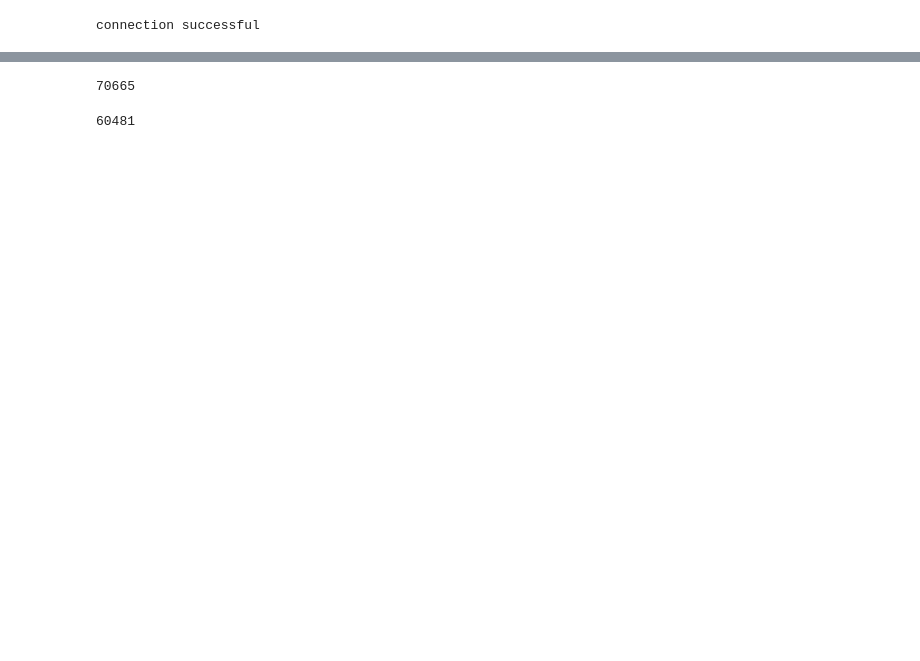
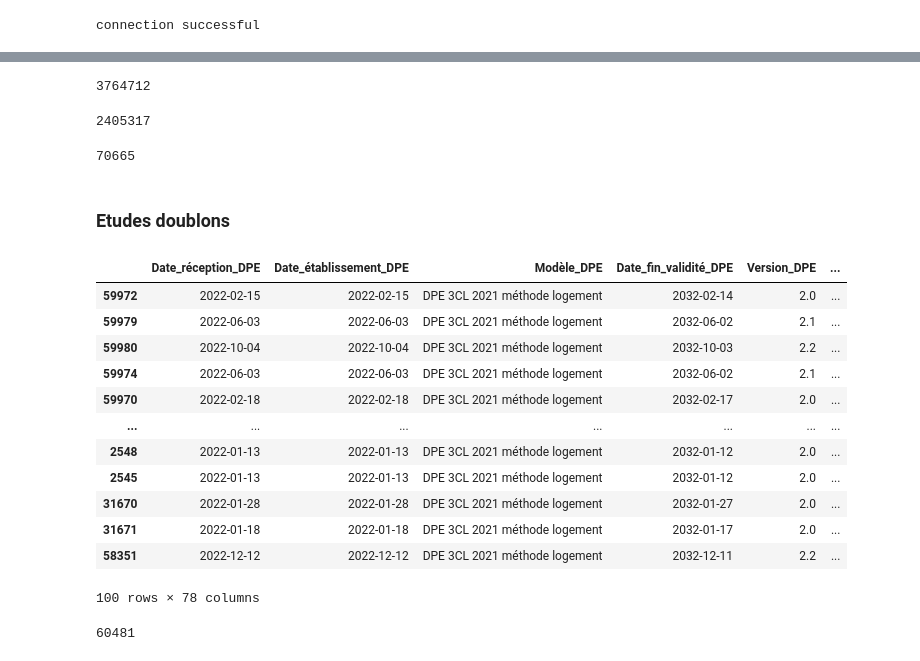
Before and after one commit to isaurepillet/STATAPP, a Jupyter notebook: matching.ipynb, the cells around one changed output, grey strips where cells are left out. Cells and saved outputs as stored; diff of their text form; code cells hidden in the pictures; blank space fills up the shorter version.

Commit message:
études doublons

```diff
--- a/matching.ipynb
+++ b/matching.ipynb
@@ -150,9 +168,45 @@ Traitement du département : 13
 # %%
 test2.to_csv("testfinal.csv", index=False)
+# %%
+print(len(vf))
+# %% [output]
+3764712
+# %%
+print(len(df))
+# %% [output]
+2405317
 # %%
 print(len(test2))
 # %% [output]
 70665
+# %% [markdown]
+### Etudes doublons
+# %%
+df_final = pd.read_csv("testfinal.csv")
+
+# Identifier les doublons (conservés malgré le drop dans le script précédent ?)
+doublons = df_final[df_final.duplicated(
+    subset=['Adresse_Normalisee', 'Surface_habitable_logement', 'Valeur fonciere'],
+    keep=False
+)]
+# %%
+from IPython.display import display
+
+display(doublons.sort_values(by='Adresse_Normalisee').head(100))
+# %% [output]
+|  | Date_réception_DPE | Date_établissement_DPE | Modèle_DPE | Date_fin_validité_DPE | Version_DPE | ... |
+| 59972 | 2022-02-15 | 2022-02-15 | DPE 3CL 2021 méthode logement | 2032-02-14 | 2.0 | ... |
+| 59979 | 2022-06-03 | 2022-06-03 | DPE 3CL 2021 méthode logement | 2032-06-02 | 2.1 | ... |
+| 59980 | 2022-10-04 | 2022-10-04 | DPE 3CL 2021 méthode logement | 2032-10-03 | 2.2 | ... |
+| 59974 | 2022-06-03 | 2022-06-03 | DPE 3CL 2021 méthode logement | 2032-06-02 | 2.1 | ... |
+| 59970 | 2022-02-18 | 2022-02-18 | DPE 3CL 2021 méthode logement | 2032-02-17 | 2.0 | ... |
+| ... | ... | ... | ... | ... | ... | ... |
+| 2548 | 2022-01-13 | 2022-01-13 | DPE 3CL 2021 méthode logement | 2032-01-12 | 2.0 | ... |
+| 2545 | 2022-01-13 | 2022-01-13 | DPE 3CL 2021 méthode logement | 2032-01-12 | 2.0 | ... |
+| 31670 | 2022-01-28 | 2022-01-28 | DPE 3CL 2021 méthode logement | 2032-01-27 | 2.0 | ... |
+| 31671 | 2022-01-18 | 2022-01-18 | DPE 3CL 2021 méthode logement | 2032-01-17 | 2.0 | ... |
+| 58351 | 2022-12-12 | 2022-12-12 | DPE 3CL 2021 méthode logement | 2032-12-11 | 2.2 | ... |
+100 rows × 78 columns
 # %%
 result_df = test2.drop_duplicates(subset=['Adresse_Normalisee', 'Surface_habitable_logement', 'Valeur fonciere'])
 # %%
```
Also changed, not shown: parts of 3 cells of this notebook.
